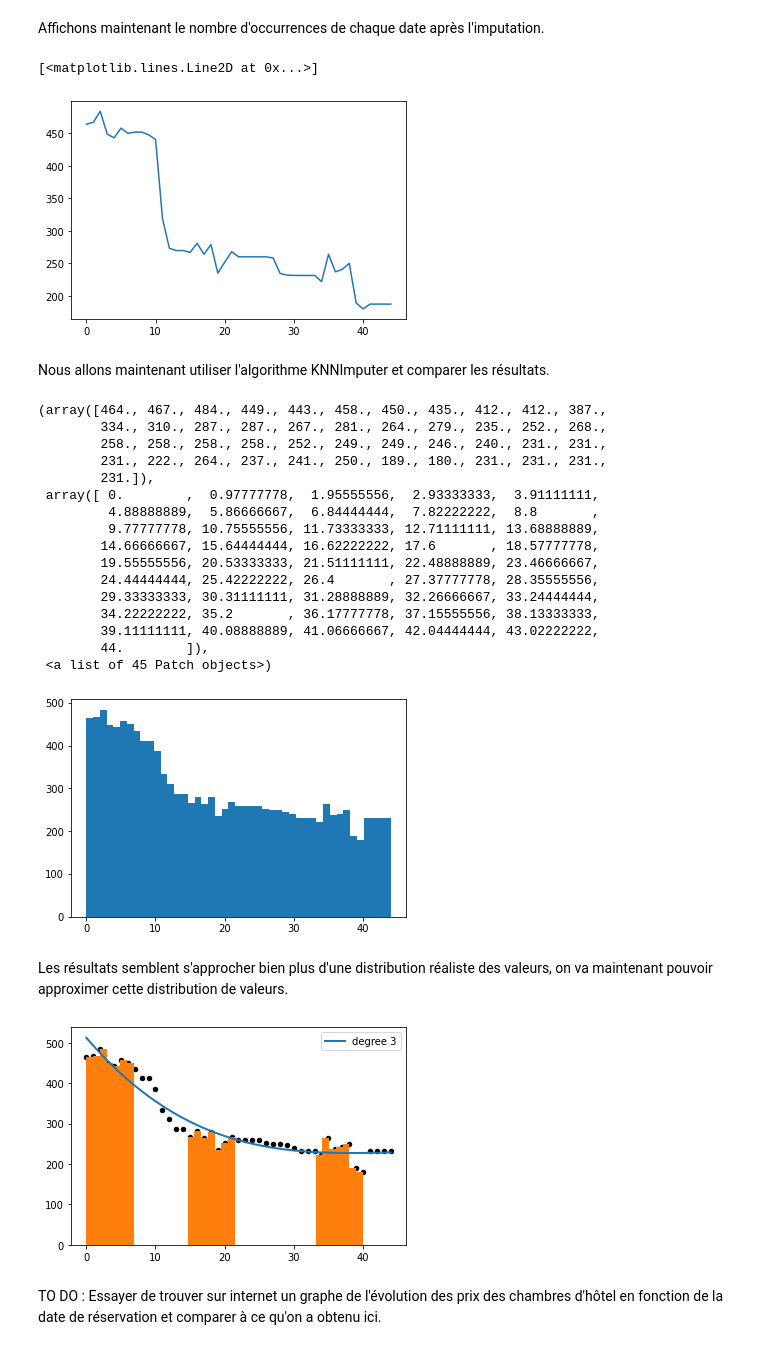
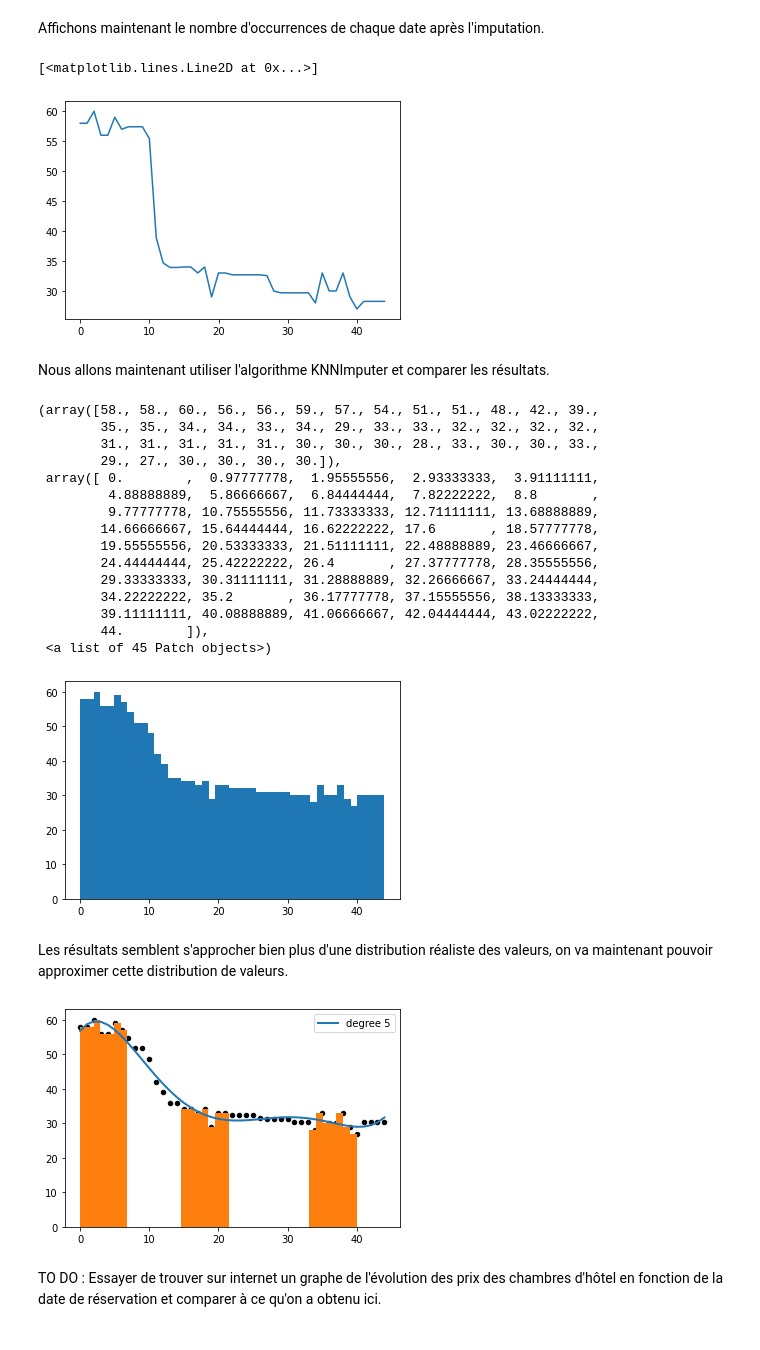
Before and after one commit to RemyLpr/defi_ia, a Jupyter notebook: analyse_explo/test_set_analysis.ipynb, the cells around one changed output. Saved outputs shown, nothing was run; the diff lists cells and outputs as text; code cells hidden in the pictures.

```diff
--- a/analyse_explo/test_set_analysis.ipynb
+++ b/analyse_explo/test_set_analysis.ipynb
@@ -163,7 +188,7 @@ f.summary()
 # %% [markdown]
 On peut voir ici que les valeurs manquantes nous empêchent de prédire correctement la distribution des données. On va donc tester différentes techniques de data imputation pour régler ce problème.
 # %%
-nb_occ_date = df["date"].value_counts().rename_axis('date').reset_index(name='nb_occ').sort_values(by = ["date"])
+nb_occ_date = df_req["date"].value_counts().rename_axis('date').reset_index(name='nb_occ').sort_values(by = ["date"])
 # ajout des NaN dans le dataframe
 for d in range(0,45):
   if d not in nb_occ_date["date"].values:
@@ -186,7 +214,7 @@ df_filled_mf = pd.DataFrame(nb_occ_date_mf, columns = ["date", "nb_occ"])
 plt.plot(df_filled_mf["date"], df_filled_mf["nb_occ"])
 # %% [output]
 [<matplotlib.lines.Line2D at 0x...>]
-[figure, old version]
+[figure, new version]
 # %% [markdown]
 Nous allons maintenant utiliser l'algorithme KNNImputer et comparer les résultats.
 # %%
@@ -204,11 +232,10 @@ df_knn['nb_occ'] = df_knn['nb_occ'].astype(int)
 # %%
 plt.hist(df_knn["date"], bins= 45) # attention au nombre de bins
 # %% [output]
-(array([464., 467., 484., 449., 443., 458., 450., 435., 412., 412., 387.,
-        334., 310., 287., 287., 267., 281., 264., 279., 235., 252., 268.,
-        258., 258., 258., 258., 252., 249., 249., 246., 240., 231., 231.,
-        231., 222., 264., 237., 241., 250., 189., 180., 231., 231., 231.,
-        231.]),
+(array([58., 58., 60., 56., 56., 59., 57., 54., 51., 51., 48., 42., 39.,
+        35., 35., 34., 34., 33., 34., 29., 33., 33., 32., 32., 32., 32.,
+        31., 31., 31., 31., 31., 30., 30., 30., 28., 33., 30., 30., 33.,
+        29., 27., 30., 30., 30., 30.]),
  array([ 0.        ,  0.97777778,  1.95555556,  2.93333333,  3.91111111,
          4.88888889,  5.86666667,  6.84444444,  7.82222222,  8.8       ,
          9.77777778, 10.75555556, 11.73333333, 12.71111111, 13.68888889,
@@ -220,25 +247,25 @@ plt.hist(df_knn["date"], bins= 45) # attention au nombre de bins
         39.11111111, 40.08888889, 41.06666667, 42.04444444, 43.02222222,
         44.        ]),
  <a list of 45 Patch objects>)
-[figure, old version]
+[figure, new version]
 # %% [markdown]
 Les résultats semblent s'approcher bien plus d'une distribution réaliste des valeurs, on va maintenant pouvoir approximer cette distribution de valeurs.
 # %%
 X = df_filled_knn["date"].values.reshape(-1, 1)
 y = df_filled_knn["nb_occ"].values.reshape(-1, 1)
 models = []
-for count, degree in enumerate([3]): # degré à chosir
+for count, degree in enumerate([5]): # degré à chosir
     model = make_pipeline(PolynomialFeatures(degree), Ridge(alpha=0.001))
     model.fit(X, y)
     models.append(model)
     y_pred = model.predict(X)
     plt.plot(X, y_pred, linewidth=2, label='degree %d' % degree)
 plt.legend(loc='upper right')
 plt.scatter(X, y, s=20, marker='o', label='training points', c = "black")
-plt.hist(df["date"], bins= 41) # attention au nombre de bins
+plt.hist(df_req["date"], bins= 41) # attention au nombre de bins
 plt.show()
 # %% [output]
-[figure, old version]
+[figure, new version]
 # %% [markdown]
 TO DO : Essayer de trouver sur internet un graphe de l'évolution des prix des chambres d'hôtel en fonction de la date de réservation et comparer à ce qu'on a obtenu ici.
 # %% [markdown]
```
Also changed, not shown: parts of 27 cells of this notebook.
